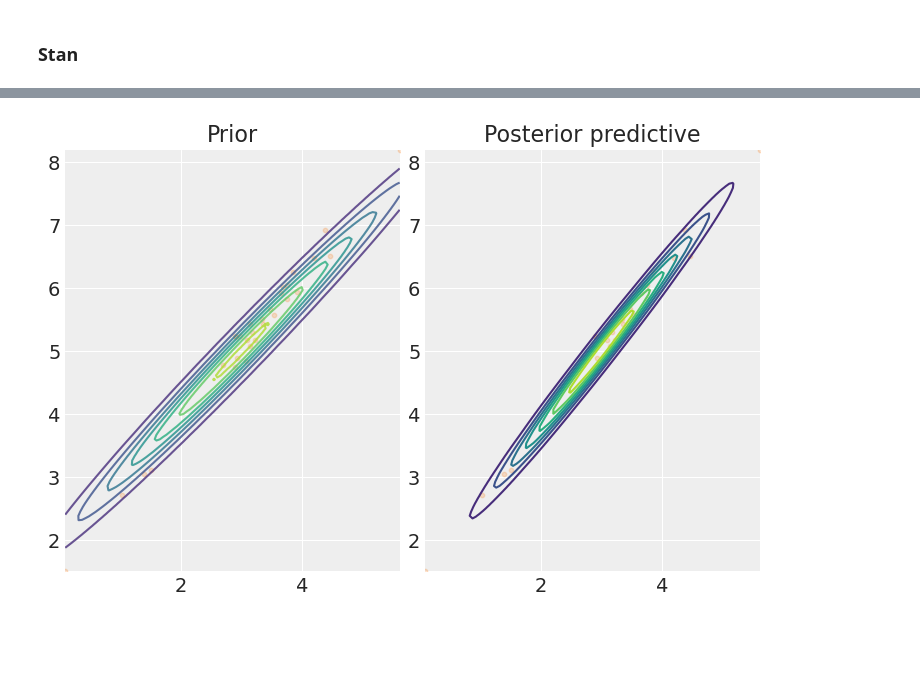
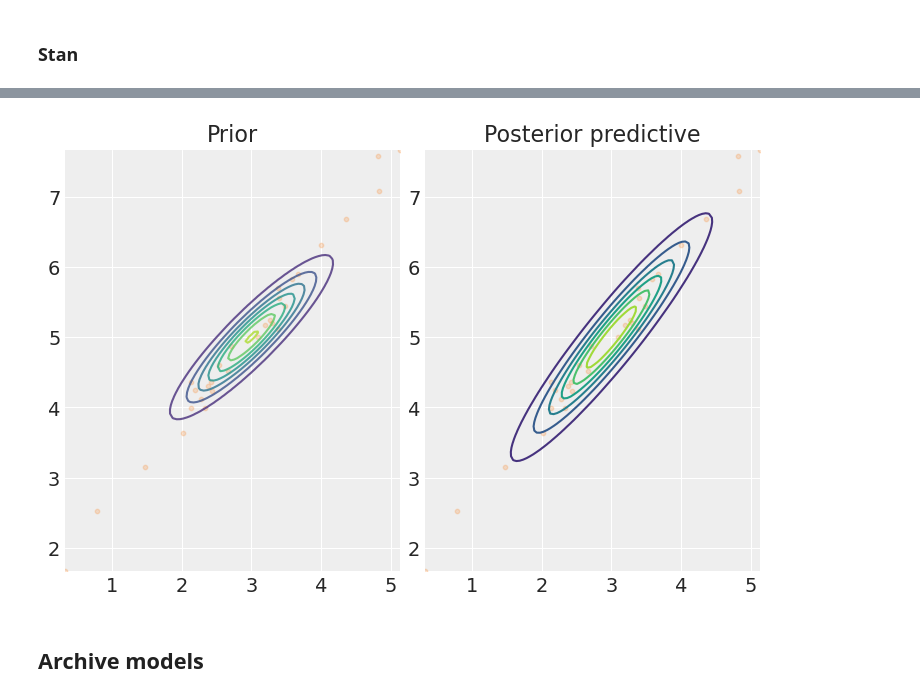
Before and after one commit to patrick-pagni/whats_your_bench, a Jupyter notebook: notebooks/conjugate-priors.ipynb, the cells around one changed output, grey strips where cells are left out. Saved outputs shown, nothing was run; the diff lists cells and outputs as text; code cells hidden in the pictures; blank space fills up the shorter version.

```diff
--- a/notebooks/conjugate-priors.ipynb
+++ b/notebooks/conjugate-priors.ipynb
@@ -784,7 +862,7 @@ plt.show();
 from cmdstanpy import CmdStanModel
 import os
 
-stan_file = os.path.join("../whats_your_bench/stan_models/mvNormalKnownMean-WIP.stan")
+stan_file = os.path.join("../whats_your_bench/stan_models/mvNormalKnownMean.stan")
 
 model = CmdStanModel(stan_file = stan_file)
 
@@ -792,8 +870,9 @@ stan_data = {
     "N": X.shape[0],
     "M": X.shape[1],
     "X": X,
-    "prior_lambda": 1,
-    "prior_eta": 1,
+    "prior_beta": 10,
+    "prior_eta": 10,
+    "prior_nu": 10,
     "obs_mean": [3, 5]
 }
 
@@ -839,21 +915,27 @@ Consider re-running with show_console=True if the above output is unclear!
 # %%
 fig, ax = plt.subplots(ncols = 2)
 
 z1 = np.linspace(X[:, 0].min(), X[:, 0].max(), 100)
 z2 = np.linspace(X[:, 1].min(), X[:, 1].max(), 100)
 x, y = np.meshgrid(z1, z2)
 pos = np.dstack((x, y))
 
 #ax[0].contour(x, y, stats.multivariate_t.pdf(pos, loc = [3, 5], df = mv_normal.prior_params.nu, shape = mv_normal.prior_params.psi), alpha = 0.8)
 ax[0].contour(x, y, mv_normal.predictive_dist.pdf(pos), alpha = 0.8, label = "Conjugate")
-ax[1].contour(x, y, stats.multivariate_normal.pdf(pos, mean = [3,5], cov = fit.Sigma.mean(axis = 0)))
+ax[1].contour(x, y, stats.multivariate_t.pdf(
+    pos,
+    df = fit.nu.mean(),
+    loc = [3,5],
+    shape = fit.Psi.mean(axis = 0)))
 
 ax[0].scatter(X[:, 0], X[:, 1], 10, alpha = 0.2, color = "C1")
 ax[1].scatter(X[:, 0], X[:, 1], 10, alpha = 0.2, color = "C1")
 
 ax[0].set_title("Prior")
 ax[1].set_title("Posterior predictive")
 
 plt.show();
 # %% [output]
-[figure, old version]
+[figure, new version]
+# %% [markdown]
+## Archive models
```
Also changed, not shown: parts of 19 cells of this notebook.
